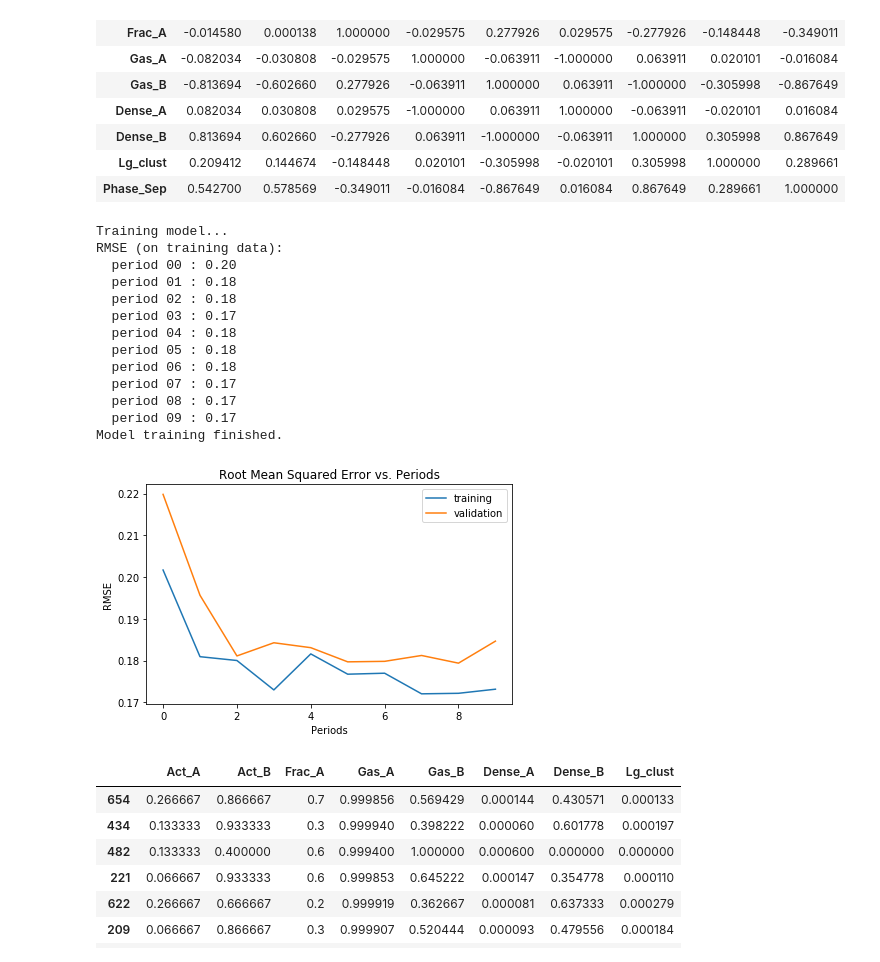
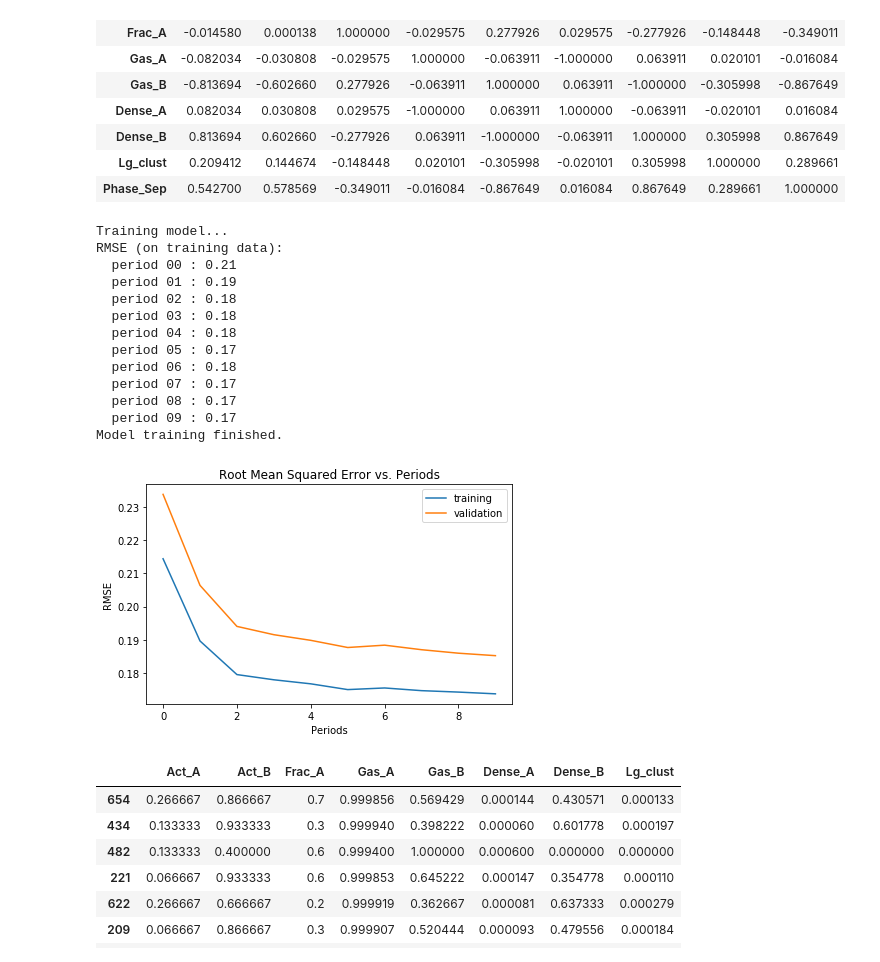
Before and after one commit to SteiniDavid/phaseSeparationCode, a Jupyter notebook: MLClassificationNonImage.ipynb, the cells around one changed output. Saved outputs shown, nothing was run; the diff lists cells and outputs as text; code cells hidden in the pictures.

```diff
--- a/MLClassificationNonImage.ipynb
+++ b/MLClassificationNonImage.ipynb
@@ -248,28 +249,28 @@ def train_model(
 # %%
 _ = train_model(
     learning_rate=0.5,
     steps=2000,
-    batch_size=100,
+    batch_size=200,
     feature_columns=construct_feature_columns(training_examples),
     training_examples=training_examples,
     training_targets=training_targets,
     validation_examples=validation_examples,
     validation_targets=validation_targets)
 # %% [output]
 Training model...
 RMSE (on training data):
-  period 00 : 0.20
-  period 01 : 0.18
+  period 00 : 0.21
+  period 01 : 0.19
   period 02 : 0.18
-  period 03 : 0.17
+  period 03 : 0.18
   period 04 : 0.18
-  period 05 : 0.18
+  period 05 : 0.17
   period 06 : 0.18
   period 07 : 0.17
   period 08 : 0.17
   period 09 : 0.17
 Model training finished.
-[figure, old version]
+[figure, new version]
 # %%
 training_examples
 # %% [output]
```
Also changed, not shown: parts of 2 cells of this notebook.
